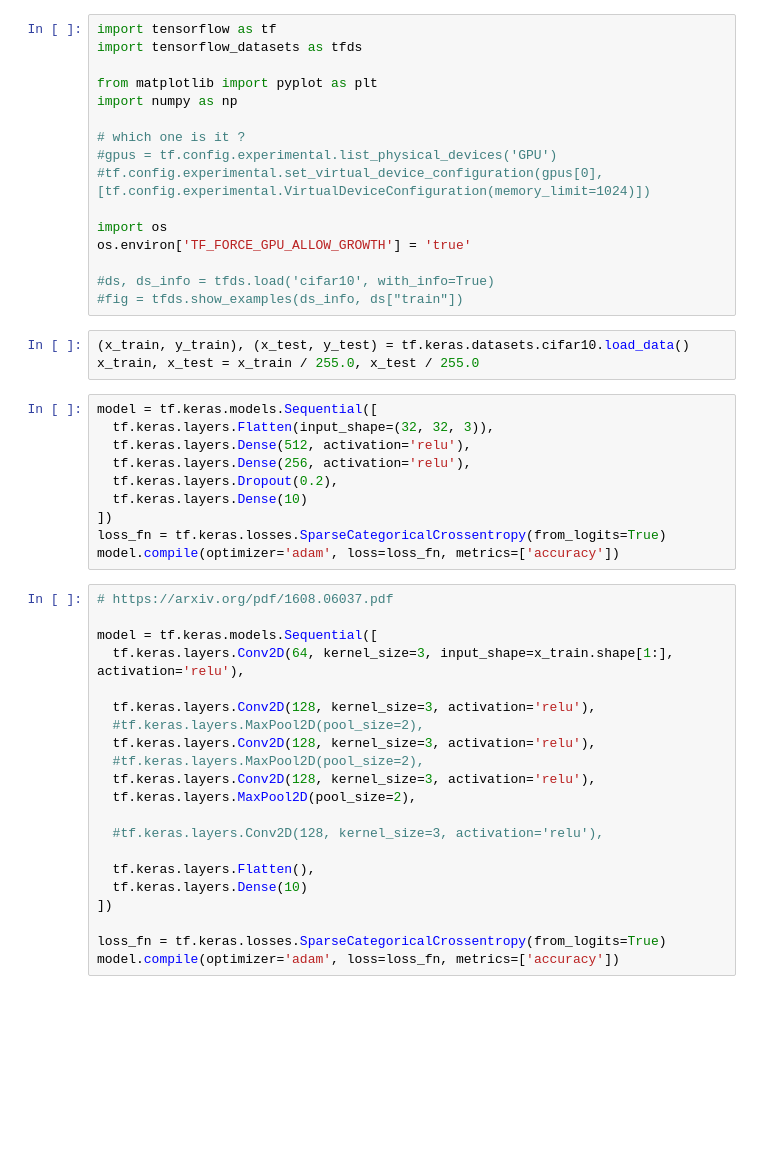
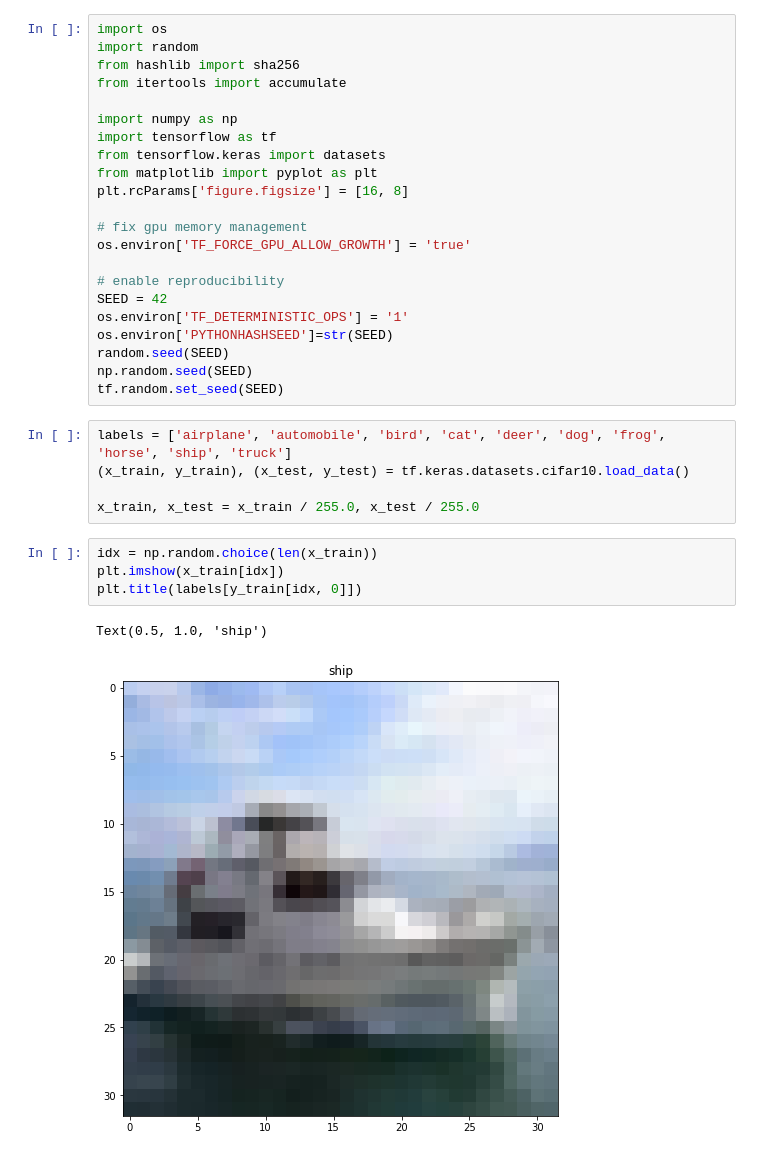
Before and after one commit to teobouvard/study, a Jupyter notebook: miniproject/dev.ipynb, the cells around one changed output. Drawn from its saved outputs; the diff is of its cells as text; blank space fills up the shorter version.

```diff
--- a/miniproject/dev.ipynb
+++ b/miniproject/dev.ipynb
@@ -1,50 +1,34 @@
-# %%
-import tensorflow as tf
-import tensorflow_datasets as tfds
-
-from matplotlib import pyplot as plt
-import numpy as np
-
-# which one is it ?
-#gpus = tf.config.experimental.list_physical_devices('GPU')
-#tf.config.experimental.set_virtual_device_configuration(gpus[0], [tf.config.experimental.VirtualDeviceConfiguration(memory_limit=1024)])
-
-import os
-os.environ['TF_FORCE_GPU_ALLOW_GROWTH'] = 'true'
-
-#ds, ds_info = tfds.load('cifar10', with_info=True)
-#fig = tfds.show_examples(ds_info, ds["train"])
+# %%
+import os
+import random
+from hashlib import sha256
+from itertools import accumulate
+
+import numpy as np
+import tensorflow as tf
+from tensorflow.keras import datasets
+from matplotlib import pyplot as plt
+plt.rcParams['figure.figsize'] = [16, 8]
+
+# fix gpu memory management
+os.environ['TF_FORCE_GPU_ALLOW_GROWTH'] = 'true'
+
+# enable reproducibility
+SEED = 42
+os.environ['TF_DETERMINISTIC_OPS'] = '1'
+os.environ['PYTHONHASHSEED']=str(SEED)
+random.seed(SEED)
+np.random.seed(SEED)
+tf.random.set_seed(SEED)
 # %%
+labels = ['airplane', 'automobile', 'bird', 'cat', 'deer', 'dog', 'frog', 'horse', 'ship', 'truck']
 (x_train, y_train), (x_test, y_test) = tf.keras.datasets.cifar10.load_data()
+
 x_train, x_test = x_train / 255.0, x_test / 255.0
-# %%
-model = tf.keras.models.Sequential([
-  tf.keras.layers.Flatten(input_shape=(32, 32, 3)),
-  tf.keras.layers.Dense(512, activation='relu'),
-  tf.keras.layers.Dense(256, activation='relu'),
-  tf.keras.layers.Dropout(0.2),
-  tf.keras.layers.Dense(10)
-])
-loss_fn = tf.keras.losses.SparseCategoricalCrossentropy(from_logits=True)
-model.compile(optimizer='adam', loss=loss_fn, metrics=['accuracy'])
-# %%
-# https://arxiv.org/pdf/1608.06037.pdf
-
-model = tf.keras.models.Sequential([
-  tf.keras.layers.Conv2D(64, kernel_size=3, input_shape=x_train.shape[1:], activation='relu'),
-
-  tf.keras.layers.Conv2D(128, kernel_size=3, activation='relu'),
-  #tf.keras.layers.MaxPool2D(pool_size=2),
-  tf.keras.layers.Conv2D(128, kernel_size=3, activation='relu'),
-  #tf.keras.layers.MaxPool2D(pool_size=2),
-  tf.keras.layers.Conv2D(128, kernel_size=3, activation='relu'),
-  tf.keras.layers.MaxPool2D(pool_size=2),
-
-  #tf.keras.layers.Conv2D(128, kernel_size=3, activation='relu'),
-
-  tf.keras.layers.Flatten(),
-  tf.keras.layers.Dense(10)
-])
-
-loss_fn = tf.keras.losses.SparseCategoricalCrossentropy(from_logits=True)
-model.compile(optimizer='adam', loss=loss_fn, metrics=['accuracy'])
+# %%
+idx = np.random.choice(len(x_train))
+plt.imshow(x_train[idx])
+plt.title(labels[y_train[idx, 0]])
+# %% [output]
+Text(0.5, 1.0, 'ship')
+[figure, added]
```
Also changed, not shown: parts of 32 cells of this notebook, 1 other file.
